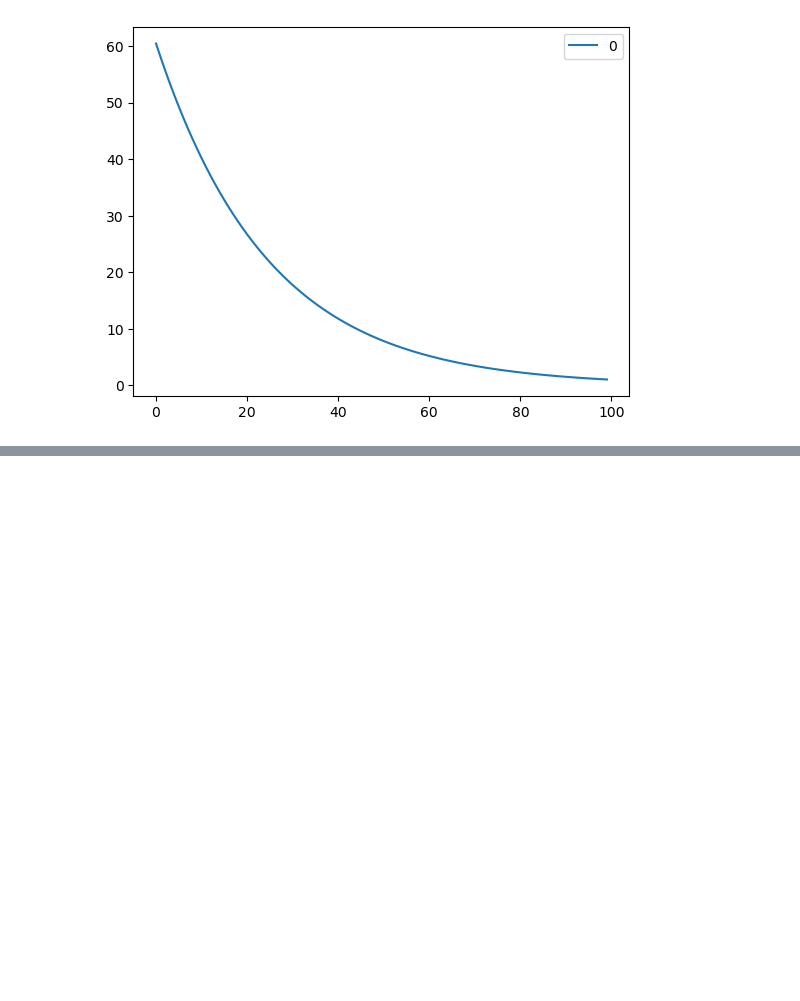
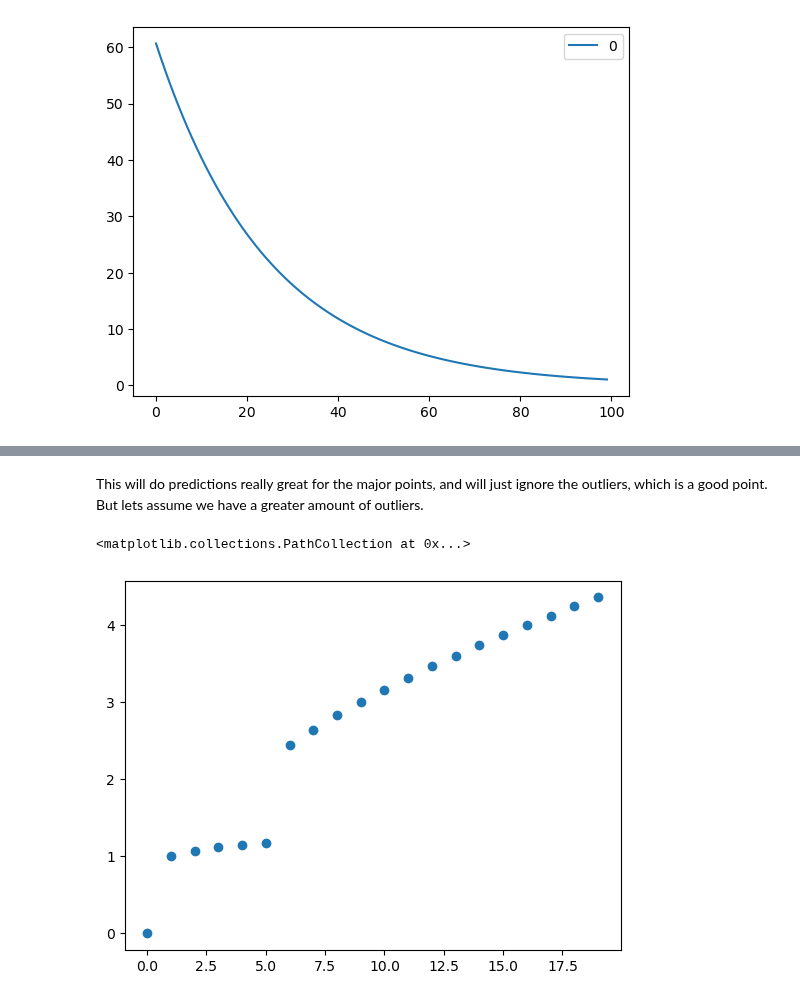
Before and after one commit to AyushSinghal9020/AyushSinghal9020, a Jupyter notebook: re-creating-sgd-regressor-from-scratch.ipynb, the cells around one changed output, grey strips where cells are left out. Drawn from its saved outputs; the diff is of its cells as text; code cells hidden in the pictures; blank space fills up the shorter version.

```diff
--- a/re-creating-sgd-regressor-from-scratch.ipynb
+++ b/re-creating-sgd-regressor-from-scratch.ipynb
@@ -373,0 +483,16 @@ def SGDRegressor():
+# %% [markdown]
+This will do predictions really great for the major points, and will just ignore the outliers, which is a good point. But lets assume we have a greater amount of outliers.
+# %%
+features = np.array([x for x in range(20)])
+target = []
+for i in range(20):
+    if i < 6 :
+        target.append(i ** (1 / 10))
+    else :
+        target.append(i ** (1 / 2))
+target = np.array(target)
+
+plt.scatter(features , target)
+# %% [output]
+<matplotlib.collections.PathCollection at 0x...>
+[figure, added]
```
Also changed, not shown: parts of 27 cells of this notebook.
